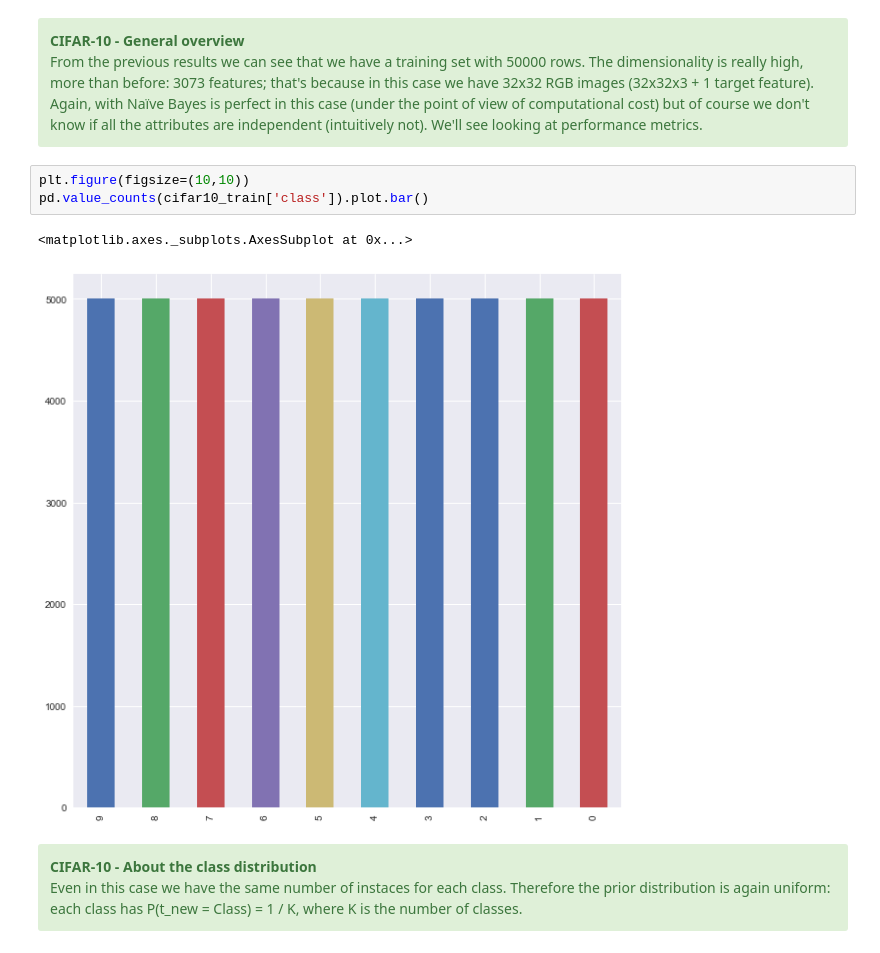
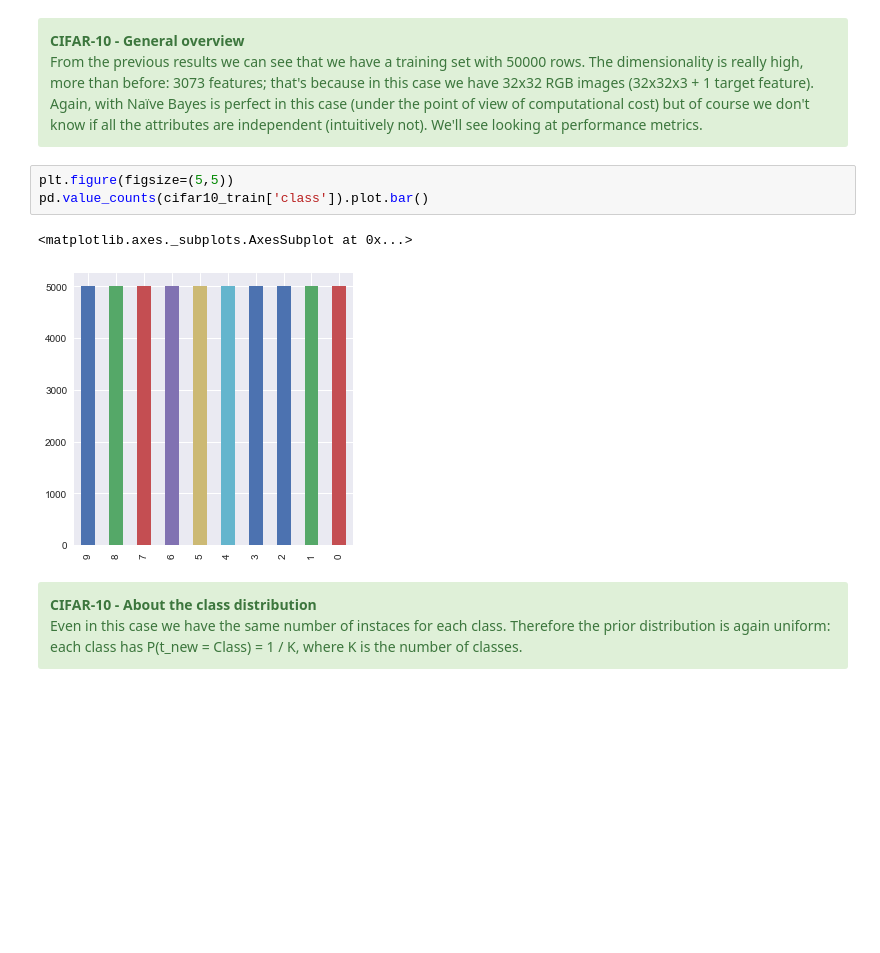
Before and after one commit to lomluca/asi_ae, a Jupyter notebook: assignment.ipynb, the cells around one changed output. Drawn from its saved outputs; the diff is of its cells as text; blank space fills up the shorter version.

```diff
--- a/assignment.ipynb
+++ b/assignment.ipynb
@@ -109,11 +107,11 @@ CIFAR-10 - number of rows: 50000
 From the previous results we can see that we have a training set with 50000 rows. The dimensionality is really high, more than before: 3073 features; that's because in this case we have 32x32 RGB images (32x32x3 + 1 target feature). Again, with Naïve Bayes is perfect in this case (under the point of view of computational cost) but of course we don't know if all the attributes are independent (intuitively not). We'll see looking at performance metrics.
 </div>
 # %%
-plt.figure(figsize=(10,10))
+plt.figure(figsize=(5,5))
 pd.value_counts(cifar10_train['class']).plot.bar()
 # %% [output]
 <matplotlib.axes._subplots.AxesSubplot at 0x...>
-[figure, old version]
+[figure, new version]
 # %% [markdown]
 <div class="alert alert-success">
 <b>CIFAR-10 - About the class distribution</b><br>
```
Also changed, not shown: parts of 30 cells of this notebook.
